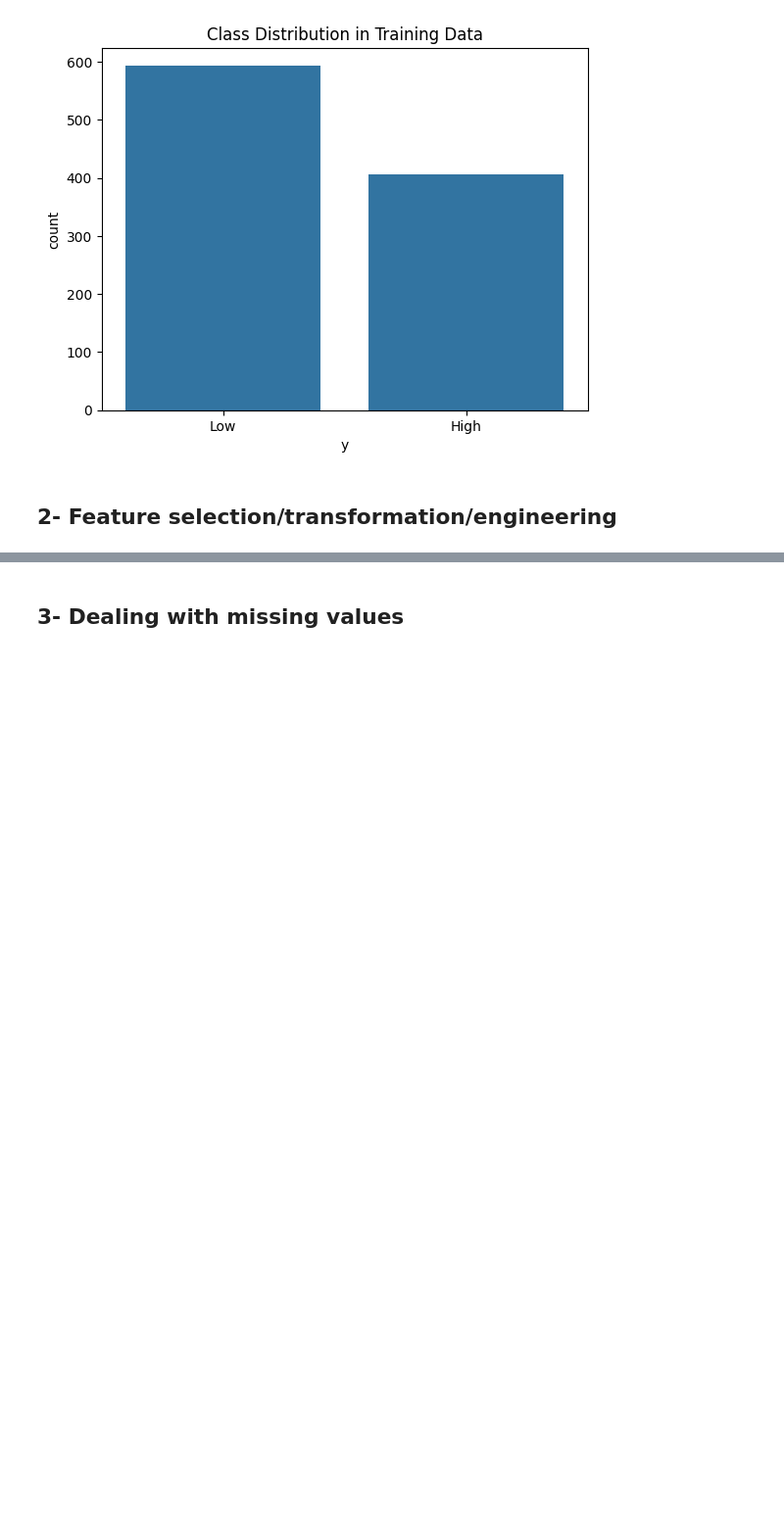
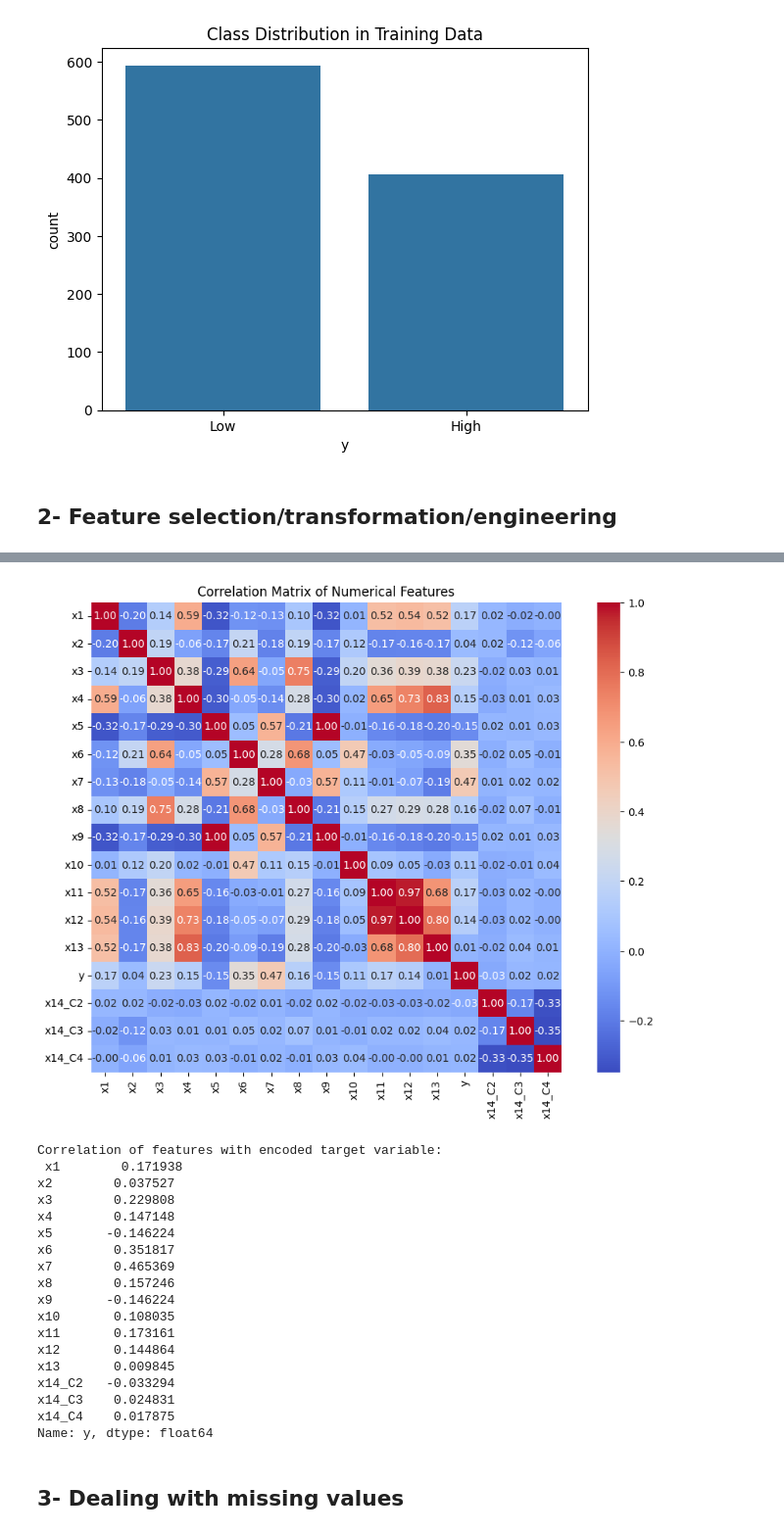
Before and after one commit to Hayder-Aleissa/ML-Project, a Jupyter notebook: ML_Project_P1.ipynb, the cells around one changed output, grey strips where cells are left out. Shown at 98% size. Saved outputs shown, nothing was run; the diff lists cells and outputs as text; code cells hidden in the pictures; blank space fills up the shorter version.

Commit message:
data is encoded, and correlation matrix is plotted

```diff
--- a/ML_Project_P1.ipynb
+++ b/ML_Project_P1.ipynb
@@ -74,3 +75,23 @@ Class distribution in training data:
 [figure]
 # %% [markdown]
 ## 2- Feature selection/transformation/engineering
+# %%
+# Initialize label encoder
+label_encoder = LabelEncoder()
+
+# One-hot encode the categorical feature x14
+encoded_train_data = pd.get_dummies(train_data, columns=['x14'], drop_first=True)  # Avoid dummy variable trap
+encoded_test_data = pd.get_dummies(test_data, columns=['x14'], drop_first=True)
+
+# Encode the target variable
+encoded_train_data["y"]=encoded_train_data["y"].map(lambda x: 1 if x=="High" else 0)
+encoded_test_data["y"]=encoded_test_data["y"].map(lambda x: 1 if x=="High" else 0)
+
+# Drop the sample column
+encoded_train_data = encoded_train_data.drop(columns=['sample'])
+encoded_test_data = encoded_test_data.drop(columns=['sample'])
+
+# Inspect the new columns
+print("\nSample of data after transformation:\n",encoded_train_data.head())
+print("\ny = low --> 0")
+print("y = high --> 1")
@@ -77,2 +116,33 @@ Class distribution in training data:
+# %%
+# Correlation matrix for numerical features, including the encoded target
+plt.figure(figsize=(12, 8))
+correlation_matrix = encoded_train_data.corr()  # This will now include 'y_encoded'
+sns.heatmap(correlation_matrix, annot=True, fmt='.2f', cmap='coolwarm', square=True)
+plt.title('Correlation Matrix of Numerical Features')
+plt.show()
+
+# Correlation with the encoded target variable
+correlation_with_target = correlation_matrix['y'].drop('y')  # Exclude the encoded target itself
+print("Correlation of features with encoded target variable:\n", correlation_with_target)
+# %% [output]
+[figure, added]
+Correlation of features with encoded target variable:
+ x1        0.171938
+x2        0.037527
+x3        0.229808
+x4        0.147148
+x5       -0.146224
+x6        0.351817
+x7        0.465369
+x8        0.157246
+x9       -0.146224
+x10       0.108035
+x11       0.173161
+x12       0.144864
+x13       0.009845
+x14_C2   -0.033294
+x14_C3    0.024831
+x14_C4    0.017875
+Name: y, dtype: float64
 # %% [markdown]
 ## 3- Dealing with missing values
```
Also changed, not shown: parts of 3 cells of this notebook.
